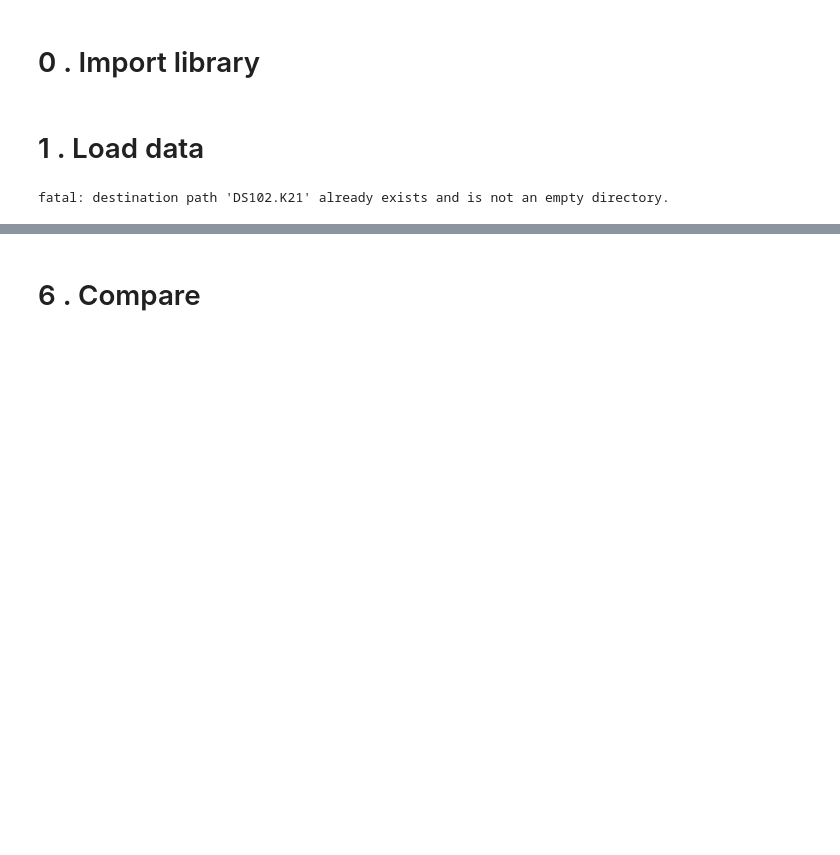
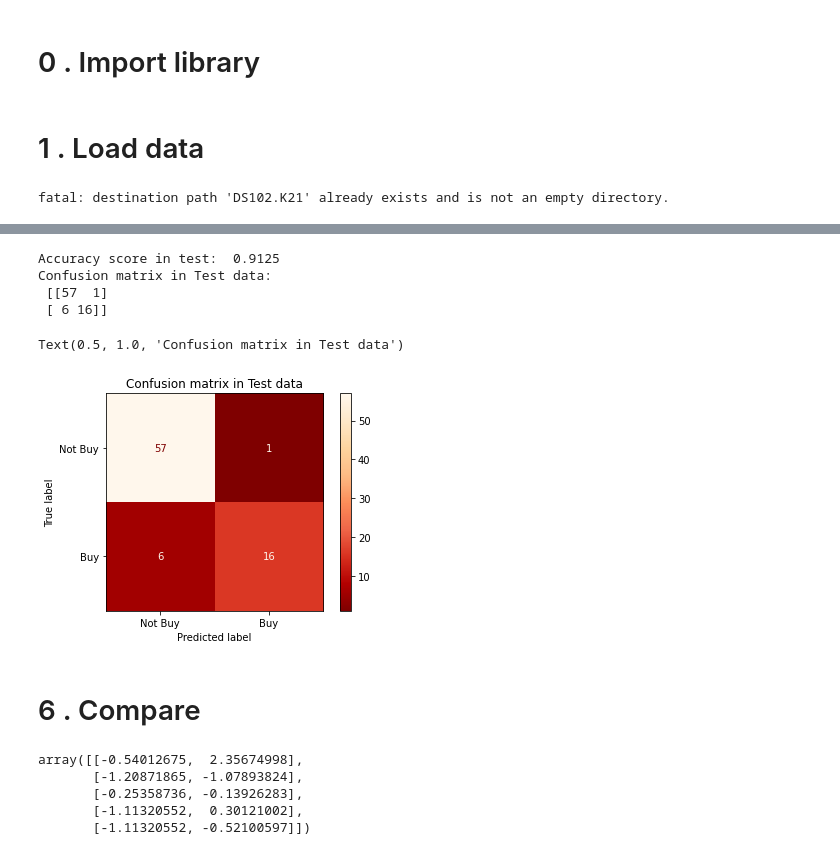
Before and after one commit to trongthuan205/DS102.K21, a Jupyter notebook: 09_SupportVectorMachine_Social_Network_Ads.ipynb, the cells around one changed output, grey strips where cells are left out. Cells and saved outputs as stored; diff of their text form; code cells hidden in the pictures; blank space fills up the shorter version.

```diff
--- a/09_SupportVectorMachine_Social_Network_Ads.ipynb
+++ b/09_SupportVectorMachine_Social_Network_Ads.ipynb
@@ -84,8 +111,16 @@ plot_confusion_matrix(model, X_train, y_train, cmap = 'Blues_r')
 # %%
 cm_test = confusion_matrix(y_test, y_pred_test)
-print('Score in test: ', model.score(X_test, y_test))
-print('Confusion matrix in test data: \n', cm_test)
-plot_confusion_matrix(model, X_test, y_test, cmap = 'OrRd_r')
+print('Accuracy score in test: ', model.score(X_test, y_test))
+print('Confusion matrix in Test data: \n', cm_test)
+plot_confusion_matrix(model, X_test, y_test, cmap = 'OrRd_r', display_labels = ('Not Buy', 'Buy'))
+plt.title('Confusion matrix in Test data')
+# %% [output]
+Accuracy score in test:  0.9125
+Confusion matrix in Test data:
+ [[57  1]
+ [ 6 16]]
+Text(0.5, 1.0, 'Confusion matrix in Test data')
+[figure, added]
 # %% [markdown]
 # 6 . Compare
 # %%
@@ -100,0 +133,8 @@ for i in range(7, 12):
+# %%
+X[7:12]
+# %% [output]
+array([[-0.54012675,  2.35674998],
+       [-1.20871865, -1.07893824],
+       [-0.25358736, -0.13926283],
+       [-1.11320552,  0.30121002],
+       [-1.11320552, -0.52100597]])
```
Also changed, not shown: parts of 17 cells of this notebook.
